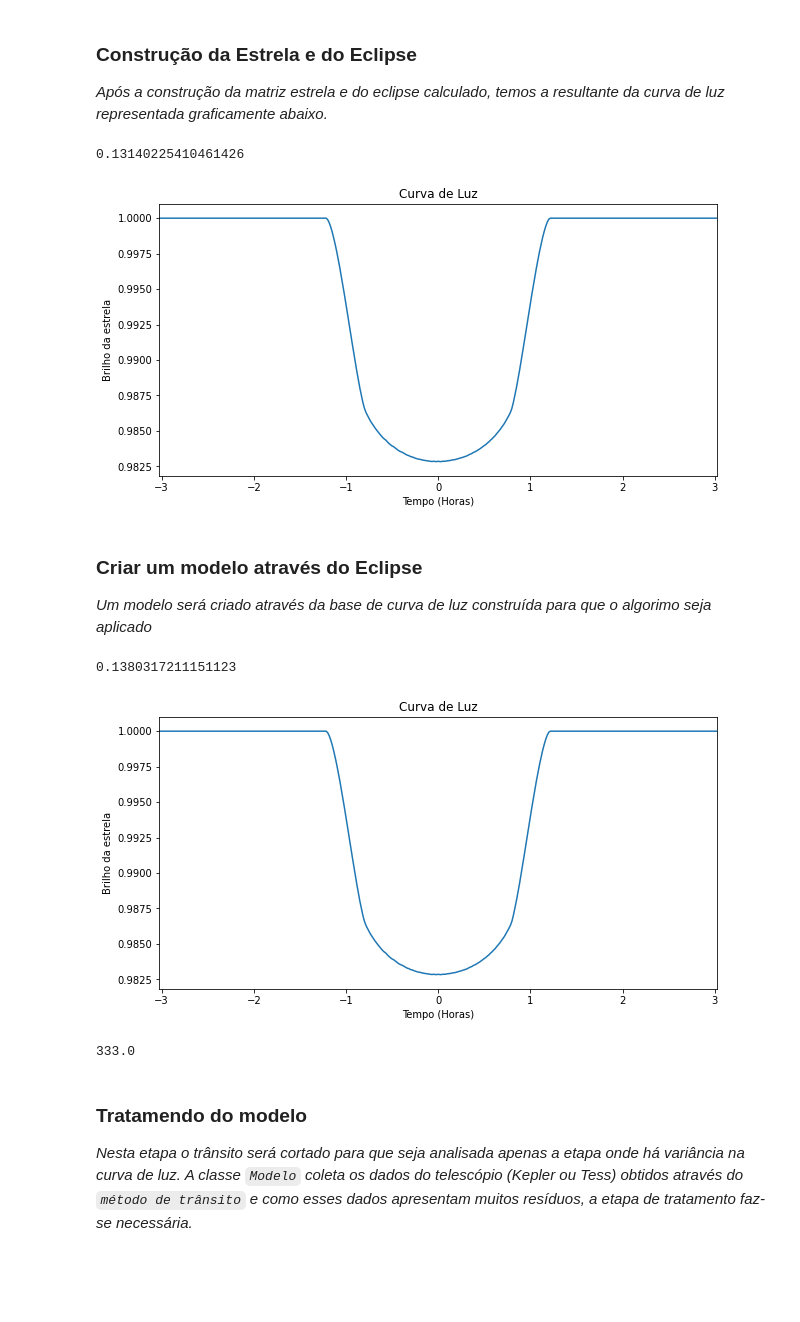
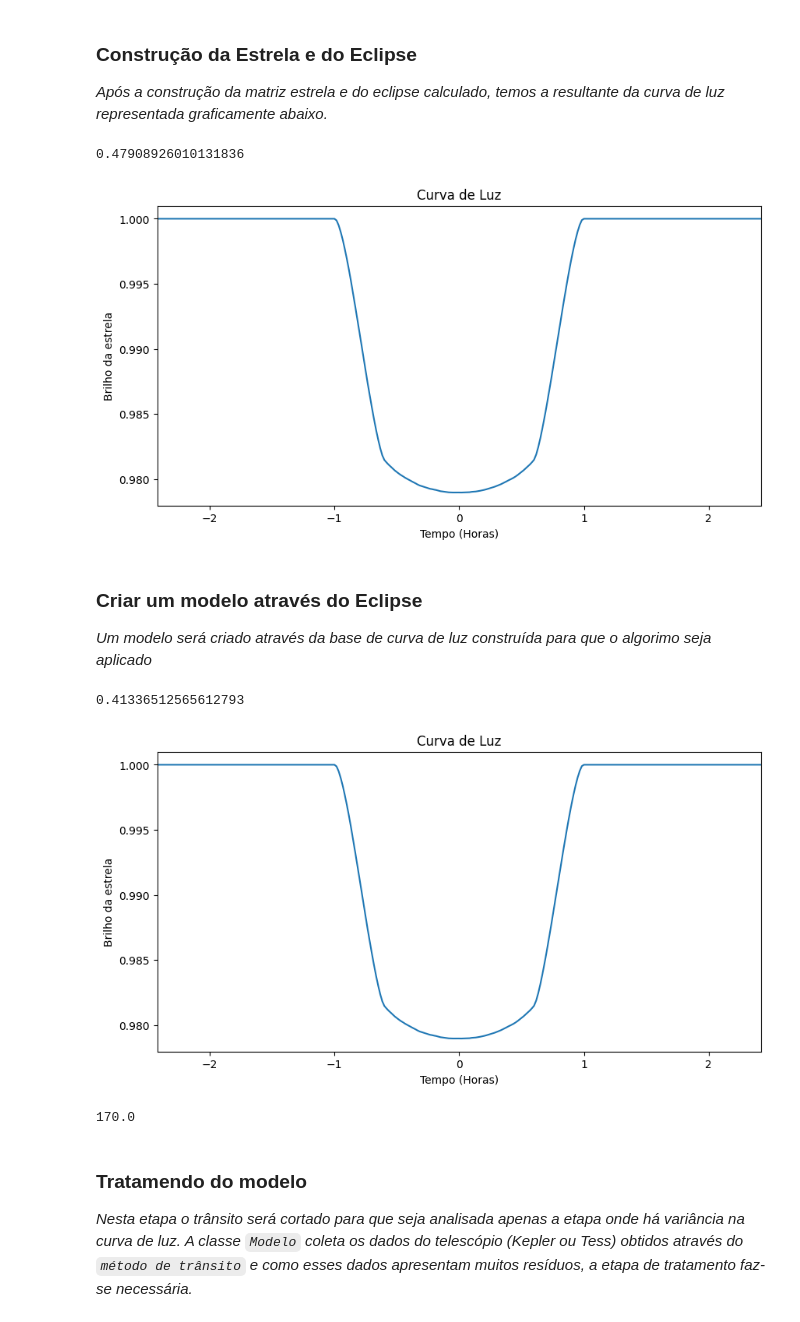
Before and after one commit to Transit-Model-CRAAM/eclipse-model-star-activity, a Jupyter notebook: Eclipse/main-mcmc.ipynb, the cells around one changed output. Saved outputs shown, nothing was run; the diff lists cells and outputs as text; code cells hidden in the pictures; blank space fills up the shorter version.

````diff
--- a/Eclipse/main-mcmc.ipynb
+++ b/Eclipse/main-mcmc.ipynb
@@ -42,23 +42,24 @@ Os parâmetros de criação da estrela e eclipse, juntamente com a(s) lua(s) est
 # %%
 # -------------- Parâmetros de entrada --------------
 # --------------------- Estrela ---------------------
-star_name = 'Kepler-423'
-cadence = 'short'
+mission = "TESS"
+star_name = 'HD189733A'
+cadence = 'fast'
 raio = 373. #default (pixel)
-rsun = 0.95 # raio da estrela em Rsun
+rsun = 0.805 # raio da estrela em Rsun
 intensidadeMaxima = 240 #default
 tamanhoMatriz = 856 #default
-u1 = 0.4650
-u2 = 0.1518
+u1 = 0.377
+u2 = 0.024
 star_temp = 5560.0 #em Kelvin
 
 
-# --------------------- Planeta Kepler-423-b ---------------------
-raio_plan_Jup = 1.192
-semi_eixo_UA = 0.03585
+# --------------------- Planeta HD189733-A ---------------------
+raio_plan_Jup = 1.138
+semi_eixo_UA = 0.031
 angulo_inclinacao = 85.51 #em graus
-periodo = 2.6843285 # day
-mass_planeta = 0.595 #em relacao ao R de jupiter
+periodo = 2.219 # day
+mass_planeta = 1.138 #em relacao ao R de jupiter
 lua = False
 ecc = 0
 anomalia = 0
@@ -88,29 +89,29 @@ eclipse.criarEclipse(cme = False, anim=False)
 lc0 = numpy.array(eclipse.getCurvaLuz())
 ts0 = numpy.array(eclipse.getTempoHoras())
 # %% [output]
-0.13140225410461426
+0.47908926010131836
-[figure, old version]
+[figure, new version]
 # %% [markdown]
 ### Criar um modelo através do Eclipse
 _Um modelo será criado através da base de curva de luz construída para que o algorimo seja aplicado_
 # %%
-modelo = Modelo(estrela_, eclipse, "KEPLER")
+modelo = Modelo(estrela_, eclipse, mission)
 
 ls_model, ts_model = modelo.eclipse_model()
 
 time, flux, flux_err = modelo.rd_data(0, 0)
 
 modelo.setTime(time)
 modelo.setFlux(flux)
 modelo.setFluxErr(flux_err)
 
 x0, nt = modelo.det_x0(0)
 
 print(nt)
 # %% [output]
-0.1380317211151123
+0.41336512565612793
-[figure, old version]
+[figure, new version]
-333.0
+170.0
 # %% [markdown]
 ### Tratamendo do modelo
 _Nesta etapa o trânsito será cortado para que seja analisada apenas a etapa onde há variância na curva de luz. A classe ```Modelo``` coleta os dados do telescópio (Kepler ou Tess) obtidos através do ```método de trânsito``` e como esses dados apresentam muitos resíduos, a etapa de tratamento faz-se necessária._
````
Also changed, not shown: parts of 3 cells of this notebook.
